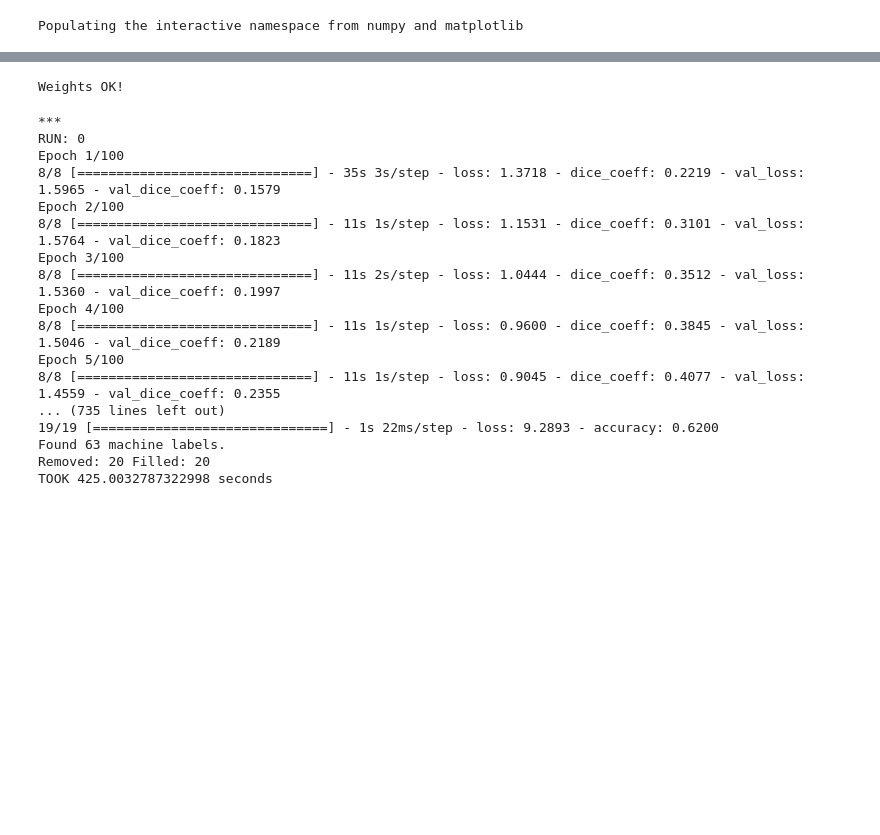
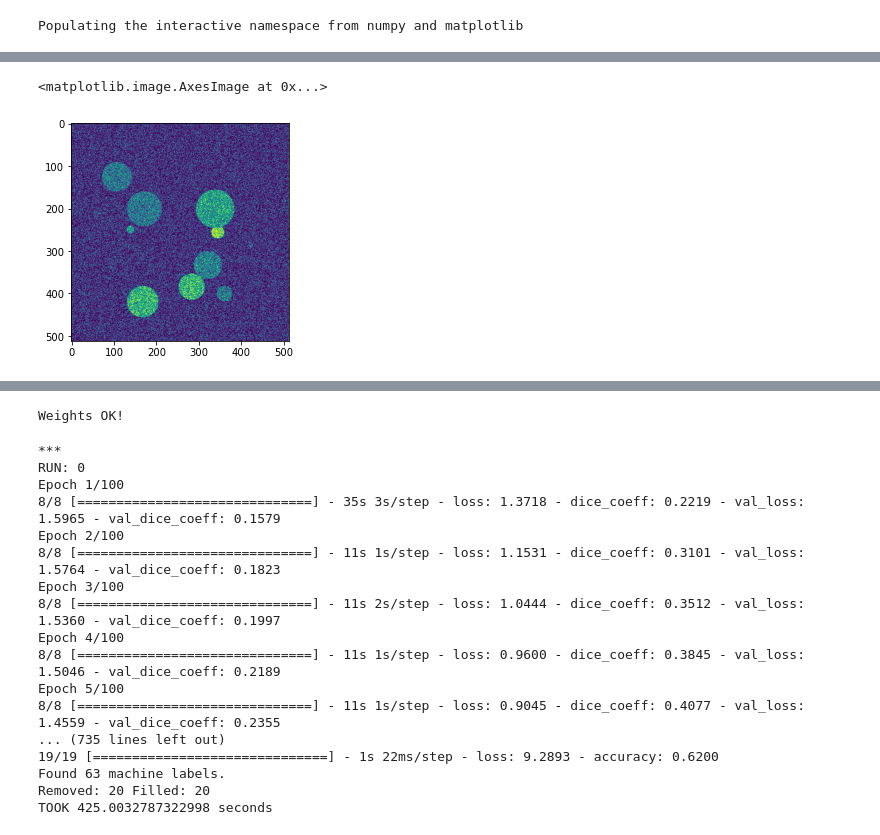
Before and after one commit to RyanZurrin/gp2, a Jupyter notebook: gp2/GP2_Example_1_LARGER_customweights.ipynb, the cells around one changed output, grey strips where cells are left out. Saved outputs shown, nothing was run; the diff lists cells and outputs as text; code cells hidden in the pictures; blank space fills up the shorter version.

```diff
--- a/gp2/GP2_Example_1_LARGER_customweights.ipynb
+++ b/gp2/GP2_Example_1_LARGER_customweights.ipynb
@@ -18,3 +18,8 @@ Verbose mode active!
 # load our larger toy dataset (10k images and masks)
 images = np.load('/hpcstor6/scratch01/r/ryan.zurrin001/GP2TOYEXAMPLE_LARGE/images.npy')
 masks = np.load('/hpcstor6/scratch01/r/ryan.zurrin001/GP2TOYEXAMPLE_LARGE/masks.npy')
+# %%
+plt.imshow(images[0])
+# %% [output]
+<matplotlib.image.AxesImage at 0x...>
+[figure, added]
```
Also changed, not shown: parts of 2 cells of this notebook, 14 other files.
